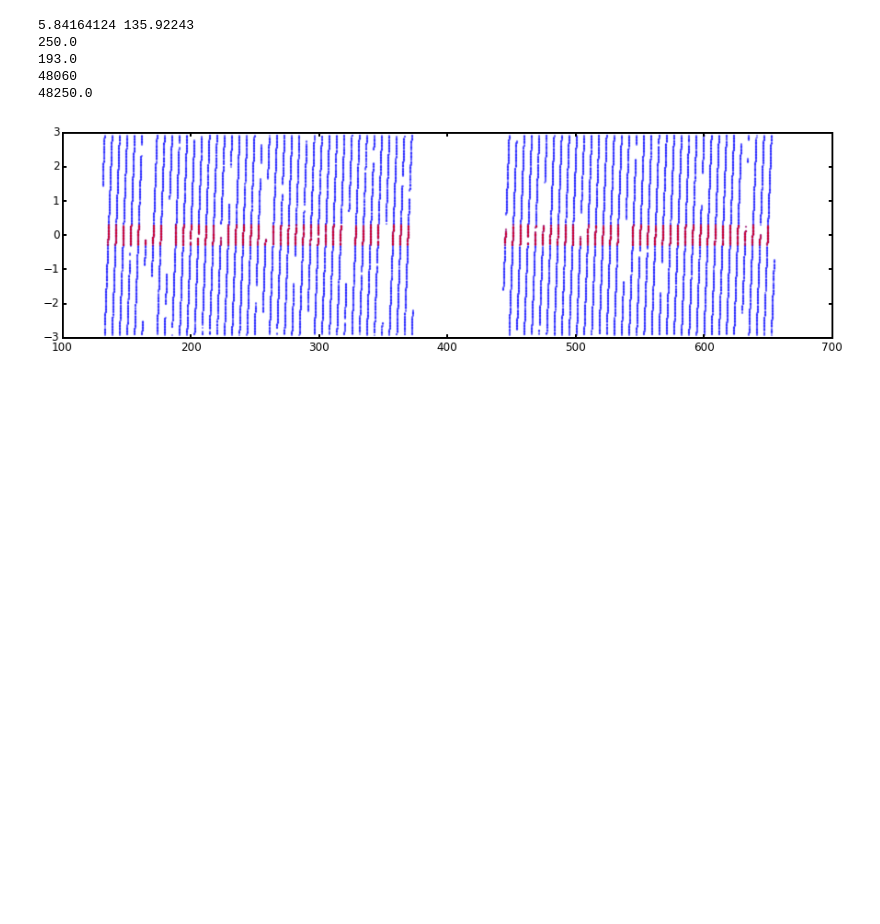
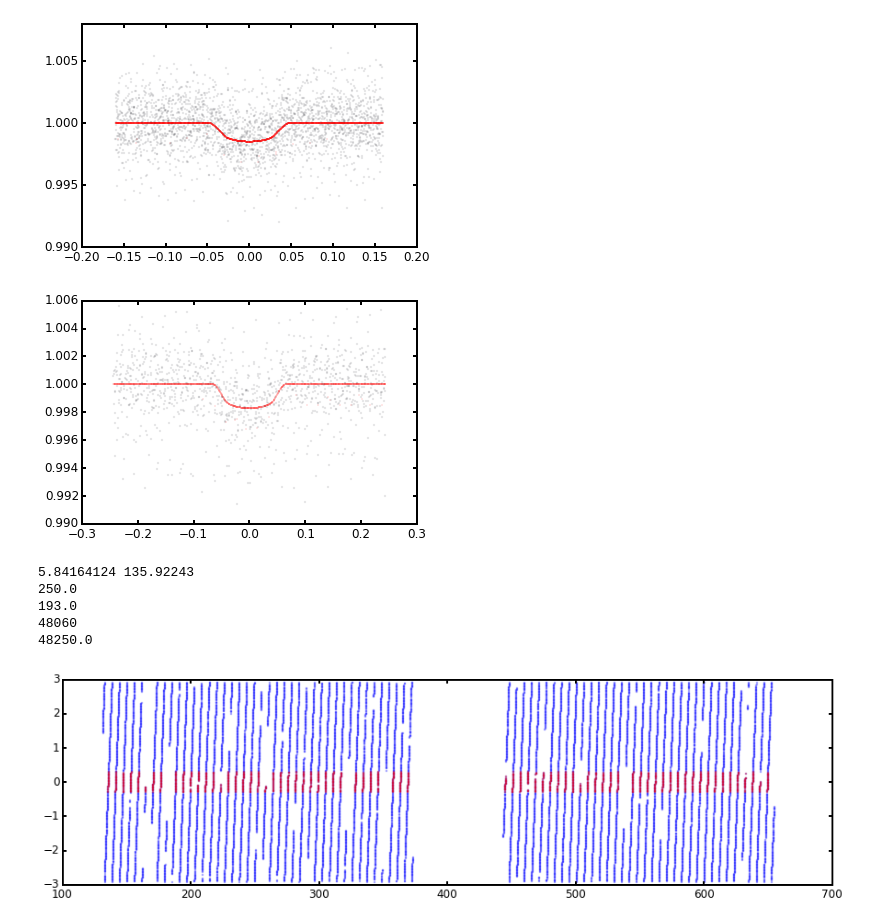
Before and after one commit to timothydmorton/transit-fitting, a Jupyter notebook: notebooks/scratchwork.ipynb, the cells around one changed output. Cells and saved outputs as stored; diff of their text form; code cells hidden in the pictures; blank space fills up the shorter version.

```diff
--- a/notebooks/scratchwork.ipynb
+++ b/notebooks/scratchwork.ipynb
@@ -23,10 +10,0 @@ def all_LCdata(koi, mask_bad=True):
-# %%
-client = kplr.API()
-koi = client.koi(1422.01)
-lcdata = all_LCdata(koi)
-period = koi.koi_period
-epoch = koi.koi_time0bk
-duration = koi.koi_duration
-tfold = (lcdata['TIME'] + period/2 - epoch) % period - (period/2)
-
-close = np.absolute(tfold) < 3*(duration/24)
@@ -196,3 +11,18 @@ model = TransitModel(lcdata['TIME'], flux, lcdata['PDCSAP_FLUX_ERR'],
+# %%
+model = KeplerTransitModel(1422, i=[1,2])
+# %%
+f = model.archive_light_curve(model.time)
+
+for i in range(model.n_planets):
+    plt.figure()
+    tfold = model.tfold(i) #times folded on proper period
+    close = model.close(i) #points close to transit
+    plt.plot()
+    plt.plot(tfold[close], model.flux[close], 'o', ms=0.2, alpha=0.35);
+    plt.plot(tfold[close], f[close], 'ro', ms=0.2, mec='r', mew=0.5);
+# %% [output]
+[figure, added]
+[figure, added]
 # %%
 def transit_stack(t, f, period, epoch, width=0.3):
     """reshapes t, f to (Ntransit x npoint) 2d array
```
Also changed, not shown: parts of 6 cells of this notebook, 4 other files.
